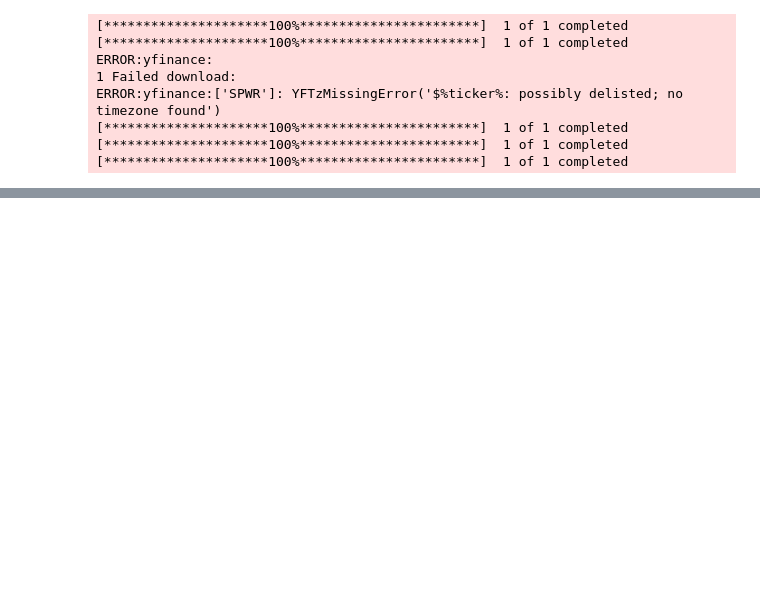
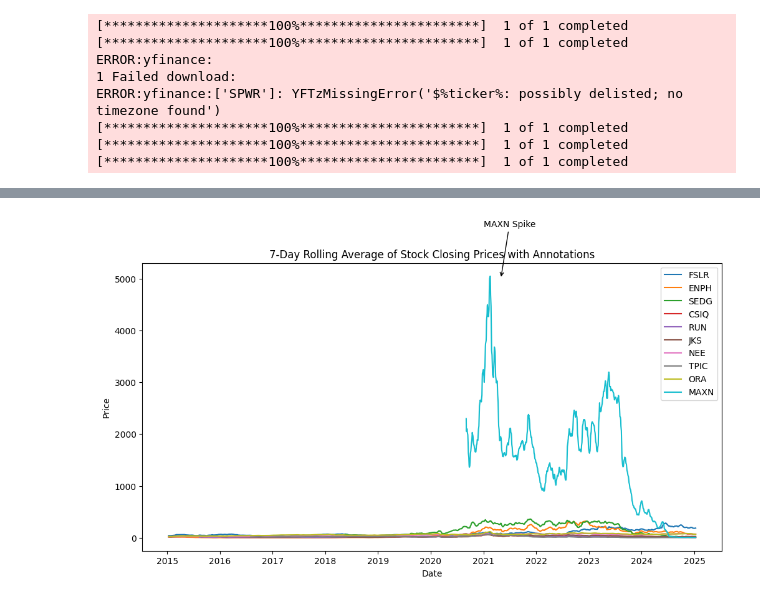
Before and after one commit to vaisenberg/Final_Project, a Jupyter notebook: Fetching_solar_Stock.ipynb, the cells around one changed output, grey strips where cells are left out. Cells and saved outputs as stored; diff of their text form; code cells hidden in the pictures; blank space fills up the shorter version.

```diff
--- a/Fetching_solar_Stock.ipynb
+++ b/Fetching_solar_Stock.ipynb
@@ -319,0 +203,25 @@ Cleaned dataset saved as 'cleaned_stock_data.csv'.
+# %%
+import matplotlib.pyplot as plt
+
+# Create the plot
+plt.figure(figsize=(12, 6))
+for company in tidy_data['Company'].unique():
+    subset = tidy_data[tidy_data['Company'] == company]
+    plt.plot(subset['Date'], subset['7-Day Rolling Avg'], label=company)
+
+# Annotate with valid datetime object
+plt.annotate(
+    'MAXN Spike',
+    xy=(pd.Timestamp('2021-05-01'), 5000),  # Correct datetime object
+    xytext=(pd.Timestamp('2021-01-01'), 6000),  # Correct datetime object
+    arrowprops=dict(facecolor='black', arrowstyle='->')
+)
+
+# Add labels and legend
+plt.title('7-Day Rolling Average of Stock Closing Prices with Annotations')
+plt.xlabel('Date')
+plt.ylabel('Price')
+plt.legend()
+plt.show()
+# %% [output]
+[figure, added]
```
Also changed, not shown: parts of 21 cells of this notebook.
